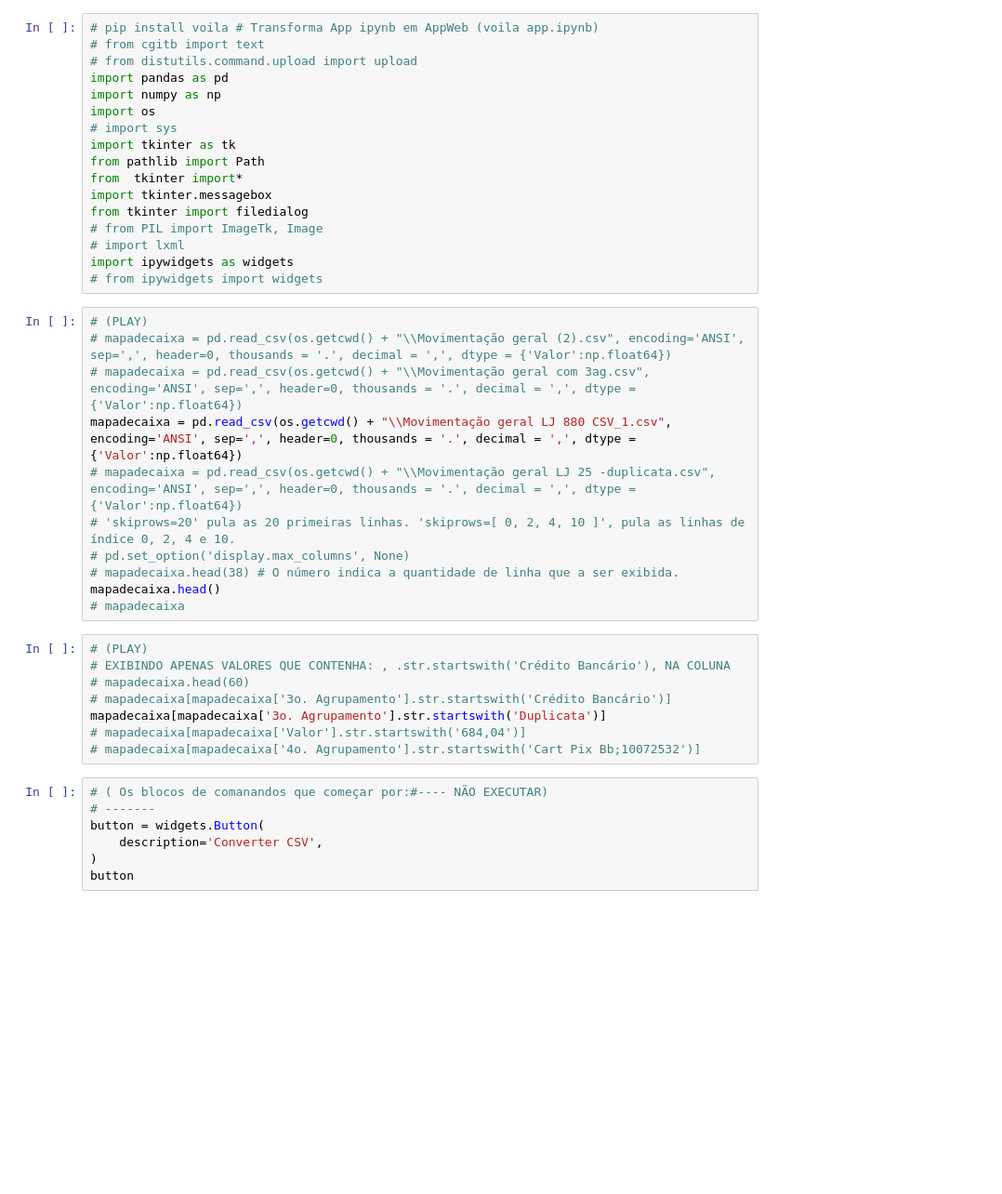
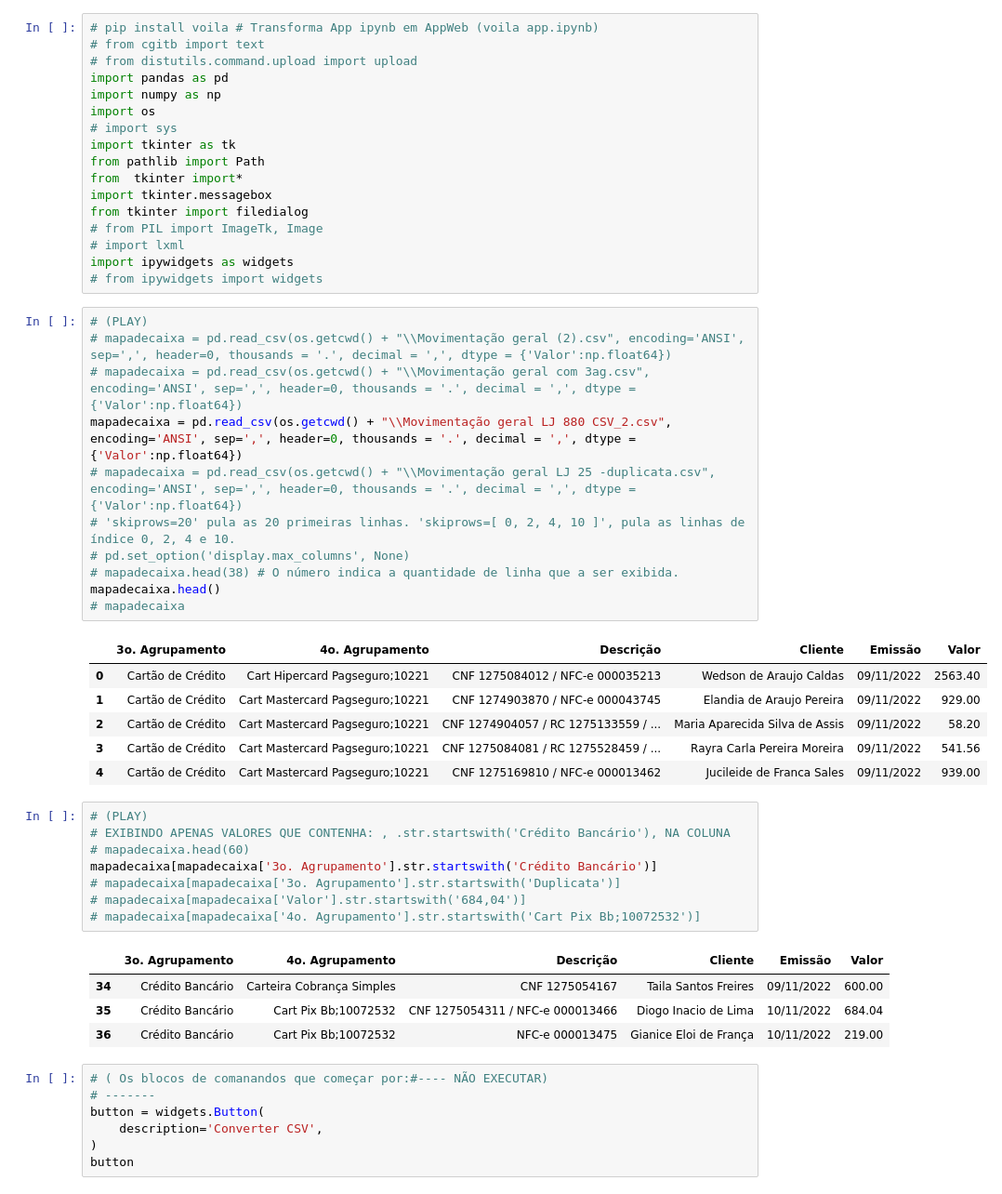
Before and after one commit to Miguellyto/csv---mapadecaixa, a Jupyter notebook: CSV_Editor_D.ipynb, the cells around one changed output. Shown at 93% size. Saved outputs shown, nothing was run; the diff lists cells and outputs as text; blank space fills up the shorter version.

```diff
--- a/CSV_Editor_D.ipynb
+++ b/CSV_Editor_D.ipynb
@@ -18,22 +18,34 @@ import ipywidgets as widgets
 # %%
 # (PLAY)
 # mapadecaixa = pd.read_csv(os.getcwd() + "\\Movimentação geral (2).csv", encoding='ANSI', sep=',', header=0, thousands = '.', decimal = ',', dtype = {'Valor':np.float64})
 # mapadecaixa = pd.read_csv(os.getcwd() + "\\Movimentação geral com 3ag.csv", encoding='ANSI', sep=',', header=0, thousands = '.', decimal = ',', dtype = {'Valor':np.float64})
-mapadecaixa = pd.read_csv(os.getcwd() + "\\Movimentação geral LJ 880 CSV_1.csv", encoding='ANSI', sep=',', header=0, thousands = '.', decimal = ',', dtype = {'Valor':np.float64})
+mapadecaixa = pd.read_csv(os.getcwd() + "\\Movimentação geral LJ 880 CSV_2.csv", encoding='ANSI', sep=',', header=0, thousands = '.', decimal = ',', dtype = {'Valor':np.float64})
 # mapadecaixa = pd.read_csv(os.getcwd() + "\\Movimentação geral LJ 25 -duplicata.csv", encoding='ANSI', sep=',', header=0, thousands = '.', decimal = ',', dtype = {'Valor':np.float64})
 # 'skiprows=20' pula as 20 primeiras linhas. 'skiprows=[ 0, 2, 4, 10 ]', pula as linhas de índice 0, 2, 4 e 10.
 # pd.set_option('display.max_columns', None)
 # mapadecaixa.head(38) # O número indica a quantidade de linha que a ser exibida.
 mapadecaixa.head()
 # mapadecaixa
+# %% [output]
+|  | 3o. Agrupamento | 4o. Agrupamento | Descrição | Cliente | Emissão | Valor |
+| 0 | Cartão de Crédito | Cart Hipercard Pagseguro;10221 | CNF 1275084012 / NFC-e 000035213 | Wedson de Araujo Caldas | 09/11/2022 | 2563.40 |
+| 1 | Cartão de Crédito | Cart Mastercard Pagseguro;10221 | CNF 1274903870 / NFC-e 000043745 | Elandia de Araujo Pereira | 09/11/2022 | 929.00 |
+| 2 | Cartão de Crédito | Cart Mastercard Pagseguro;10221 | CNF 1274904057 / RC 1275133559 / ... | Maria Aparecida Silva de Assis | 09/11/2022 | 58.20 |
+| 3 | Cartão de Crédito | Cart Mastercard Pagseguro;10221 | CNF 1275084081 / RC 1275528459 / ... | Rayra Carla Pereira Moreira | 09/11/2022 | 541.56 |
+| 4 | Cartão de Crédito | Cart Mastercard Pagseguro;10221 | CNF 1275169810 / NFC-e 000013462 | Jucileide de Franca Sales | 09/11/2022 | 939.00 |
 # %%
 # (PLAY)
 # EXIBINDO APENAS VALORES QUE CONTENHA: , .str.startswith('Crédito Bancário'), NA COLUNA
 # mapadecaixa.head(60)
-# mapadecaixa[mapadecaixa['3o. Agrupamento'].str.startswith('Crédito Bancário')]
-mapadecaixa[mapadecaixa['3o. Agrupamento'].str.startswith('Duplicata')]
+mapadecaixa[mapadecaixa['3o. Agrupamento'].str.startswith('Crédito Bancário')]
+# mapadecaixa[mapadecaixa['3o. Agrupamento'].str.startswith('Duplicata')]
 # mapadecaixa[mapadecaixa['Valor'].str.startswith('684,04')]
 # mapadecaixa[mapadecaixa['4o. Agrupamento'].str.startswith('Cart Pix Bb;10072532')]
+# %% [output]
+|  | 3o. Agrupamento | 4o. Agrupamento | Descrição | Cliente | Emissão | Valor |
+| 34 | Crédito Bancário | Carteira Cobrança Simples | CNF 1275054167 | Taila Santos Freires | 09/11/2022 | 600.00 |
+| 35 | Crédito Bancário | Cart Pix Bb;10072532 | CNF 1275054311 / NFC-e 000013466 | Diogo Inacio de Lima | 10/11/2022 | 684.04 |
+| 36 | Crédito Bancário | Cart Pix Bb;10072532 | NFC-e 000013475 | Gianice Eloi de França | 10/11/2022 | 219.00 |
 # %%
 # ( Os blocos de comanandos que começar por:#---- NÃO EXECUTAR)
 # -------
```
Also changed, not shown: parts of 11 cells of this notebook, 2 other files.
